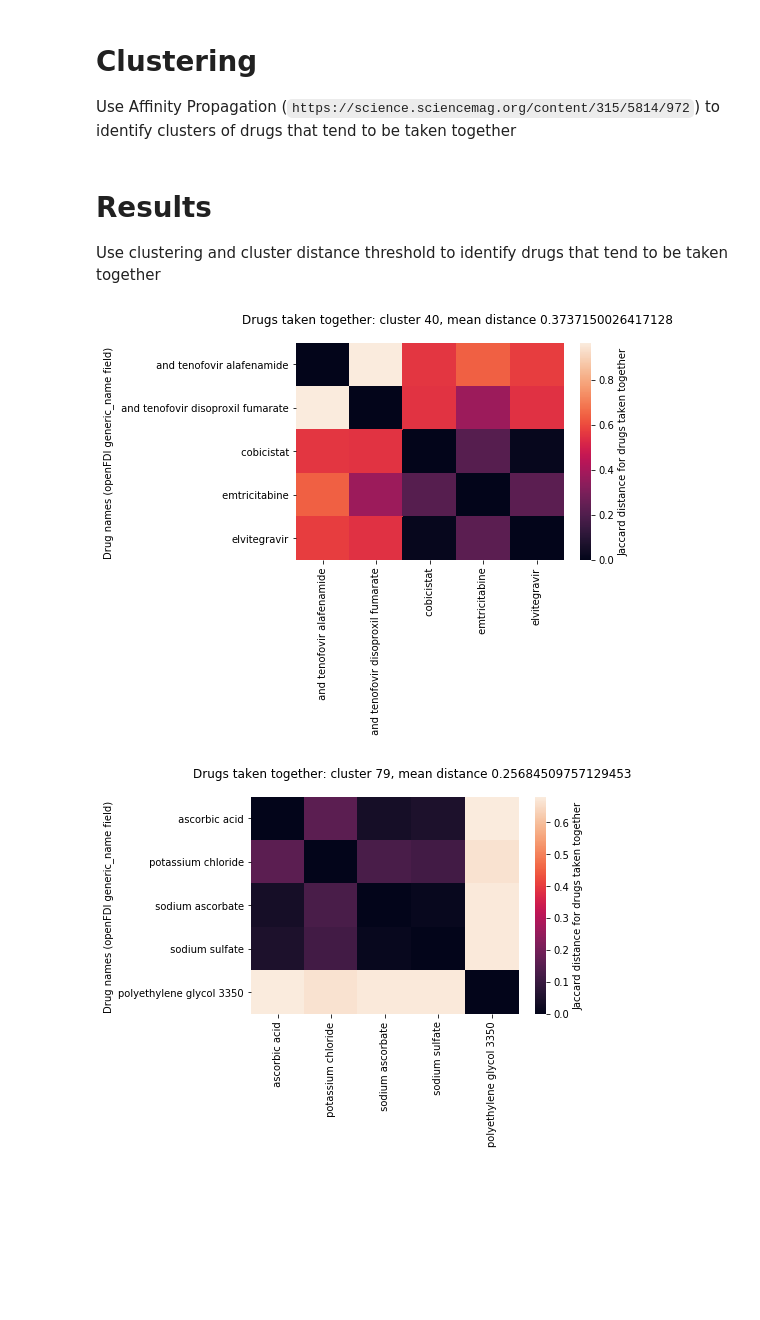
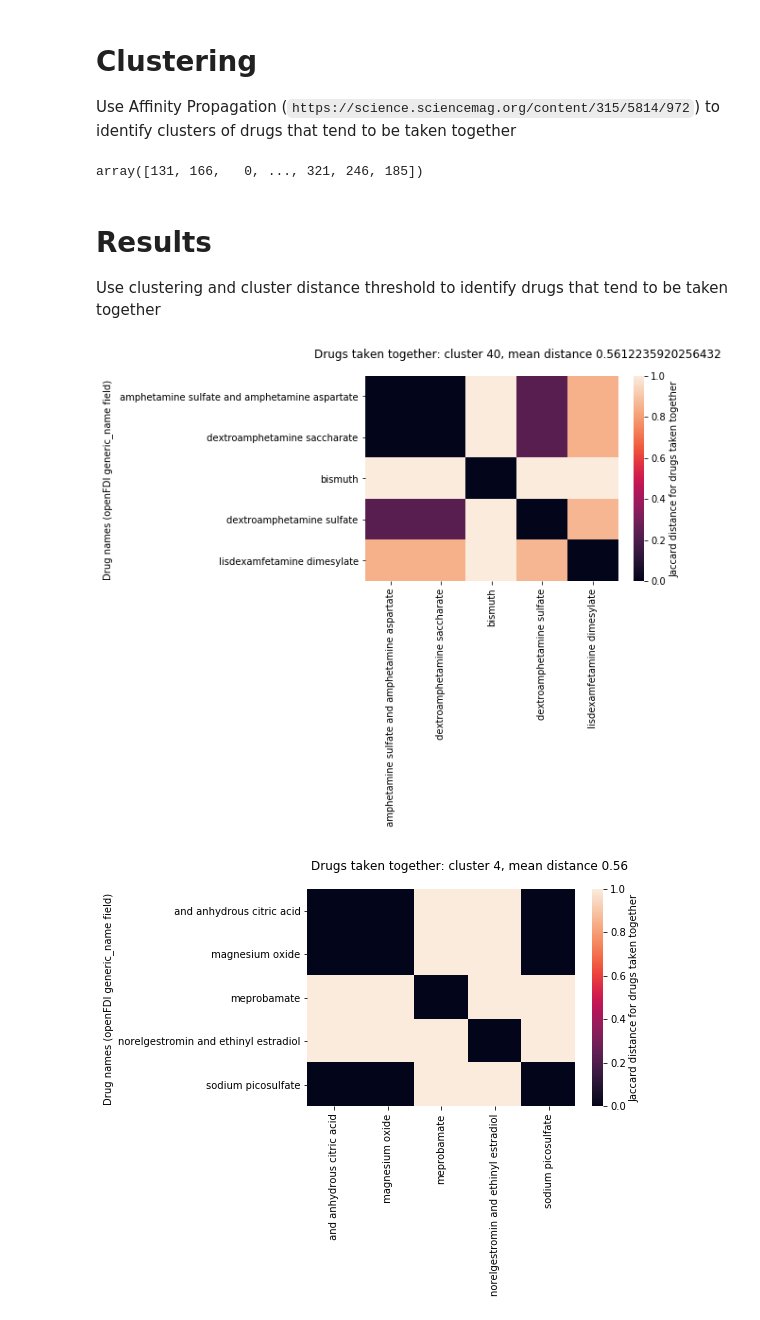
Before and after one commit to sivakhno/openFDA-exploration, a Jupyter notebook: notebooks/drugs_taken_together.ipynb, the cells around one changed output. Saved outputs shown, nothing was run; the diff lists cells and outputs as text; code cells hidden in the pictures; blank space fills up the shorter version.

Commit message:
fix clustering

```diff
--- a/notebooks/drugs_taken_together.ipynb
+++ b/notebooks/drugs_taken_together.ipynb
@@ -49,28 +49,32 @@ dist_taken_together_norm = np.nan_to_num(dist_taken_together, nan=1.0)
 #  Clustering
 Use Affinity Propagation (`https://science.sciencemag.org/content/315/5814/972`) to identify clusters of drugs that tend to be taken together
 # %%
-clustering = AffinityPropagation().fit_predict(dist_taken_together_norm)
+clustering = AffinityPropagation(affinity='precomputed').fit_predict(-dist_taken_together_norm)
+# %%
+clustering
+# %% [output]
+array([131, 166,   0, ..., 321, 246, 185])
 # %% [markdown]
 #  Results
 Use clustering and cluster distance threshold to identify drugs that tend to be taken together
 # %%
 clusters = []
 drug_names = vectoriser_taken_together.get_feature_names()
 for cluster_index, occurence in dict(Counter(clustering)).items():
     ind = np.where(clustering==cluster_index)[0]
     dist_mat = dist_taken_together_norm[np.ix_(ind, ind)]
     mean_dist = dist_mat.mean()
-    if mean_dist < 0.7 and occurence > 4 and mean_dist > 0:
+    if mean_dist < 0.6 and occurence > 4 and mean_dist > 0:
         drug_name = np.array(drug_names)[ind]
         cluster = {}
         cluster['cluster_id'] = cluster_index
         cluster['drugs'] = ' '.join(list(drug_name))
         cluster['mean_dist'] = mean_dist
         clusters.append(cluster)
         fig = plt.figure()
         fig.suptitle(f'Drugs taken together: cluster {cluster_index}, mean distance {mean_dist}')
         sns.heatmap(dist_mat, xticklabels=drug_name, yticklabels=drug_name, cbar_kws={'label': 'Jaccard distance for drugs taken together'})
         plt.ylabel('Drug names (openFDI generic_name field) ')
 # %% [output]
-[figure, old version]
+[figure, new version]
-[figure, old version]
+[figure, new version]
```
Also changed, not shown: parts of 2 cells of this notebook, 1 other file.
